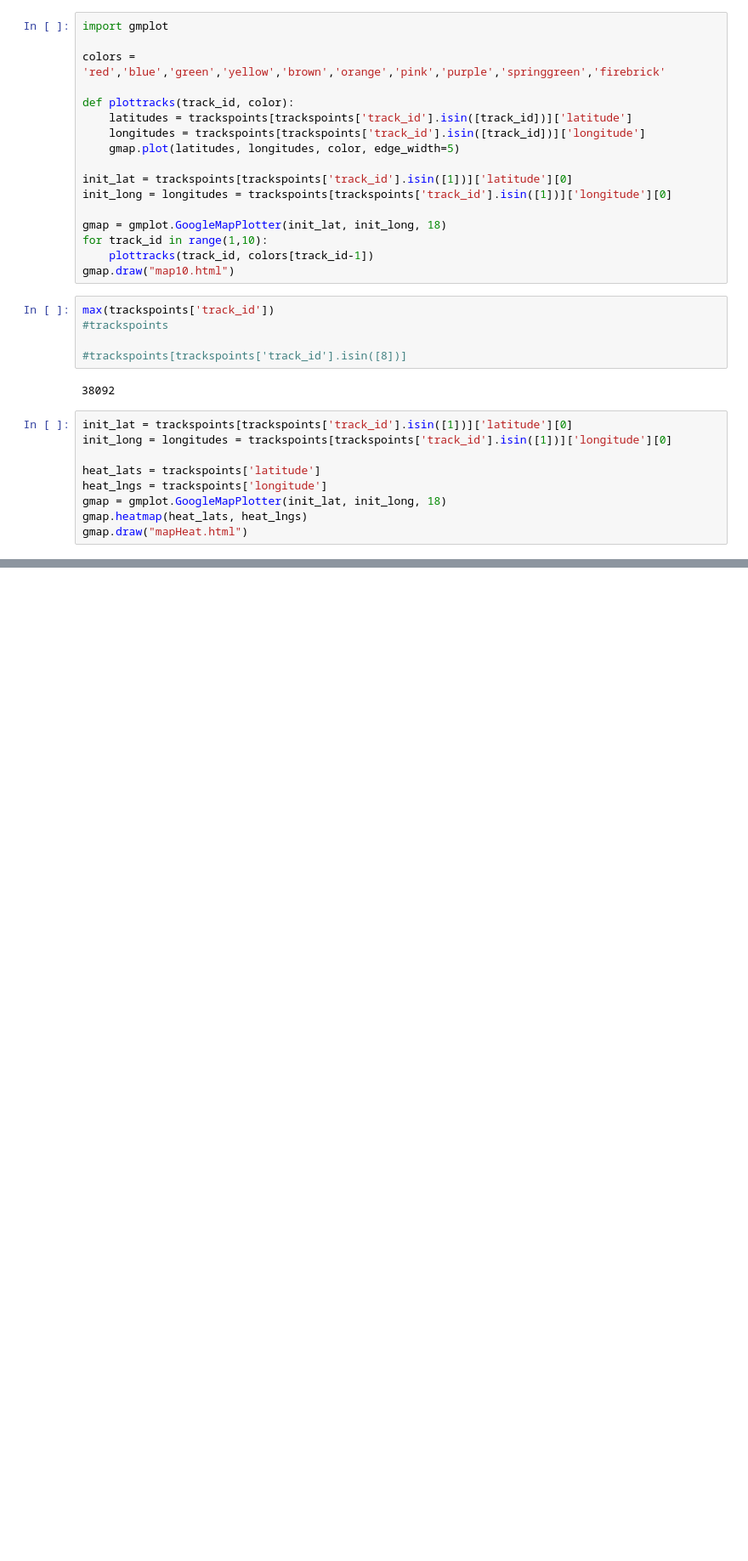
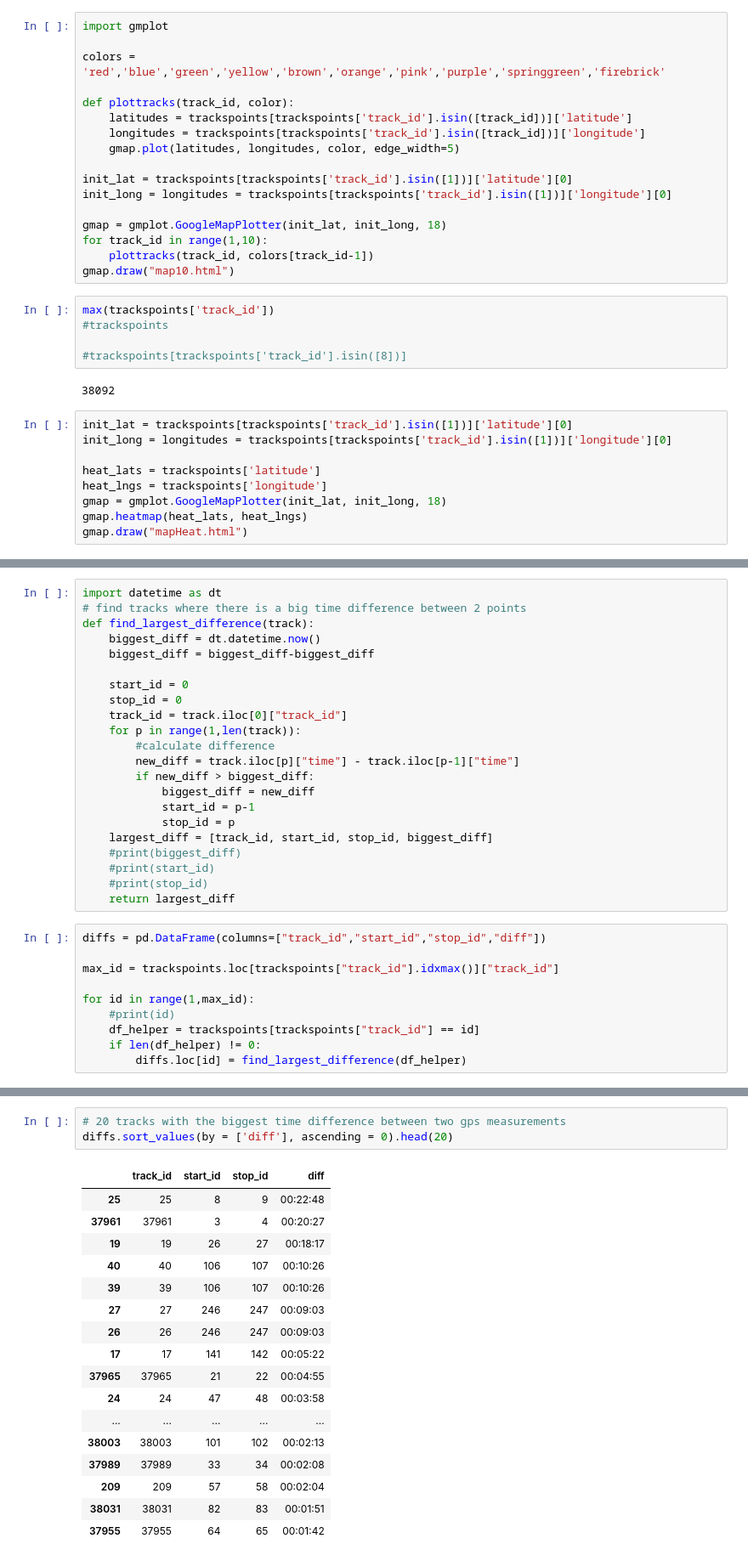
Before and after one commit to MoBran/bi2_project, a Jupyter notebook: src/DataExploration.ipynb, the cells around one changed output, grey strips where cells are left out. Shown at 85% size. Cells and saved outputs as stored; diff of their text form; blank space fills up the shorter version.

```diff
--- a/src/DataExploration.ipynb
+++ b/src/DataExploration.ipynb
@@ -390,0 +385,32 @@ Name: latitude, Length: 18107, dtype: float64
+# %%
+import datetime as dt
+# find tracks where there is a big time difference between 2 points
+def find_largest_difference(track):
+    biggest_diff = dt.datetime.now()
+    biggest_diff = biggest_diff-biggest_diff
+
+    start_id = 0
+    stop_id = 0
+    track_id = track.iloc[0]["track_id"]
+    for p in range(1,len(track)):
+        #calculate difference
+        new_diff = track.iloc[p]["time"] - track.iloc[p-1]["time"]
+        if new_diff > biggest_diff:
+            biggest_diff = new_diff
+            start_id = p-1
+            stop_id = p
+    largest_diff = [track_id, start_id, stop_id, biggest_diff]
+    #print(biggest_diff)
+    #print(start_id)
+    #print(stop_id)
+    return largest_diff
+# %%
+diffs = pd.DataFrame(columns=["track_id","start_id","stop_id","diff"])
+
+max_id = trackspoints.loc[trackspoints["track_id"].idxmax()]["track_id"]
+
+for id in range(1,max_id):
+    #print(id)
+    df_helper = trackspoints[trackspoints["track_id"] == id]
+    if len(df_helper) != 0:
+        diffs.loc[id] = find_largest_difference(df_helper)
@@ -390,0 +455,21 @@ Name: latitude, Length: 18107, dtype: float64
+# %%
+# 20 tracks with the biggest time difference between two gps measurements
+diffs.sort_values(by = ['diff'], ascending = 0).head(20)
+# %% [output]
+|  | track_id | start_id | stop_id | diff |
+| 25 | 25 | 8 | 9 | 00:22:48 |
+| 37961 | 37961 | 3 | 4 | 00:20:27 |
+| 19 | 19 | 26 | 27 | 00:18:17 |
+| 40 | 40 | 106 | 107 | 00:10:26 |
+| 39 | 39 | 106 | 107 | 00:10:26 |
+| 27 | 27 | 246 | 247 | 00:09:03 |
+| 26 | 26 | 246 | 247 | 00:09:03 |
+| 17 | 17 | 141 | 142 | 00:05:22 |
+| 37965 | 37965 | 21 | 22 | 00:04:55 |
+| 24 | 24 | 47 | 48 | 00:03:58 |
+| ... | ... | ... | ... | ... |
+| 38003 | 38003 | 101 | 102 | 00:02:13 |
+| 37989 | 37989 | 33 | 34 | 00:02:08 |
+| 209 | 209 | 57 | 58 | 00:02:04 |
+| 38031 | 38031 | 82 | 83 | 00:01:51 |
+| 37955 | 37955 | 64 | 65 | 00:01:42 |
```
Also changed, not shown: parts of 10 cells of this notebook, 4 other files.
